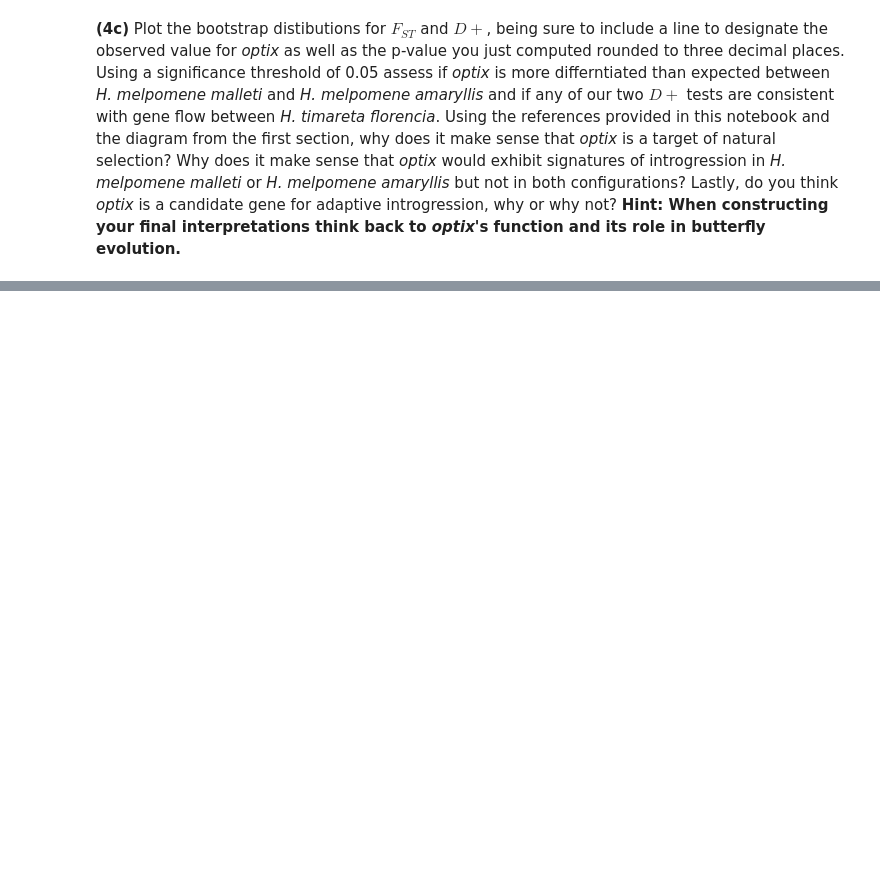
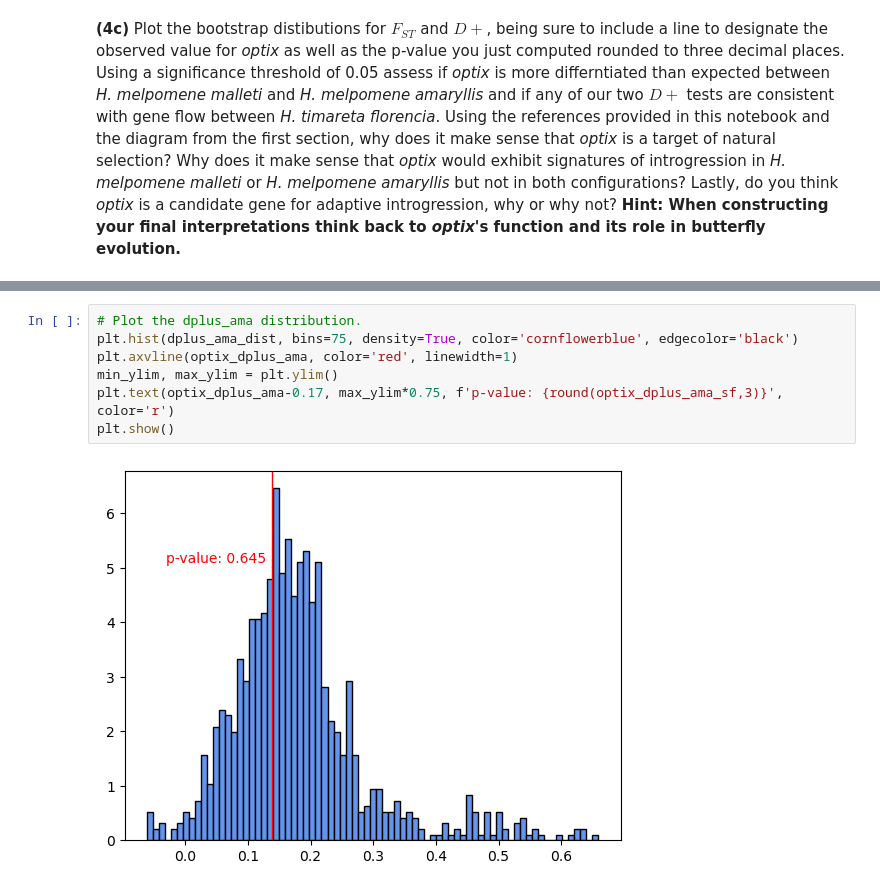
Before and after one commit to pgundral/biol1435, a Jupyter notebook: problem_set_4_PRANAV_GUNDRALA.ipynb, the cells around one changed output, grey strips where cells are left out. Cells and saved outputs as stored; diff of their text form; blank space fills up the shorter version.

```diff
--- a/problem_set_4_PRANAV_GUNDRALA.ipynb
+++ b/problem_set_4_PRANAV_GUNDRALA.ipynb
@@ -601,0 +646,9 @@ __(4c)__ Plot the bootstrap distibutions for $F_{ST}$ and $D+$, being sure to in
+# %%
+# Plot the dplus_ama distribution.
+plt.hist(dplus_ama_dist, bins=75, density=True, color='cornflowerblue', edgecolor='black')
+plt.axvline(optix_dplus_ama, color='red', linewidth=1)
+min_ylim, max_ylim = plt.ylim()
+plt.text(optix_dplus_ama-0.17, max_ylim*0.75, f'p-value: {round(optix_dplus_ama_sf,3)}', color='r')
+plt.show()
+# %% [output]
+[figure, added]
```
Also changed, not shown: parts of 5 cells of this notebook.
